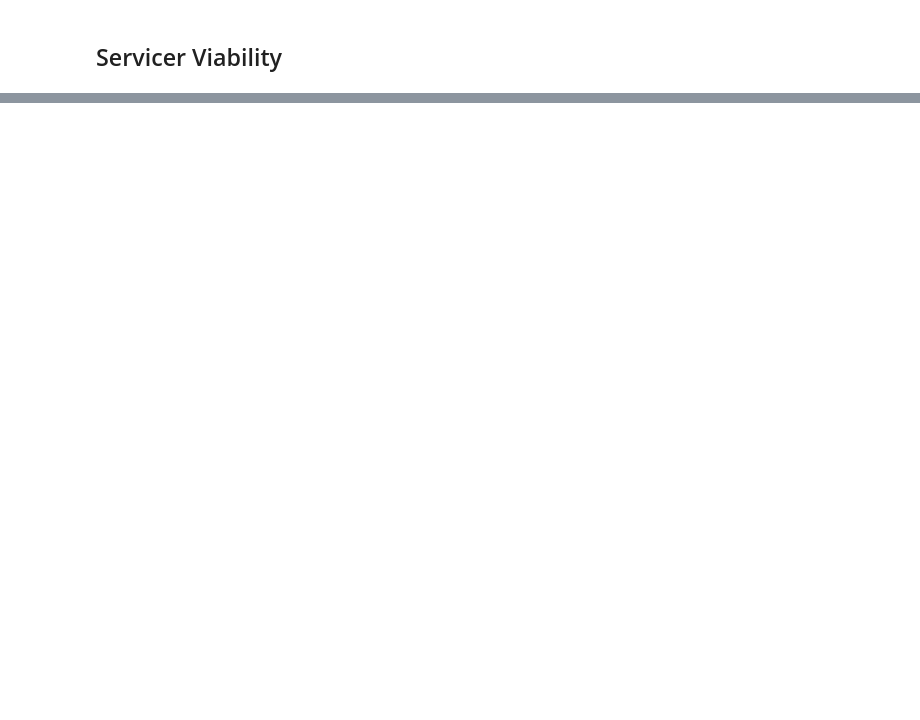
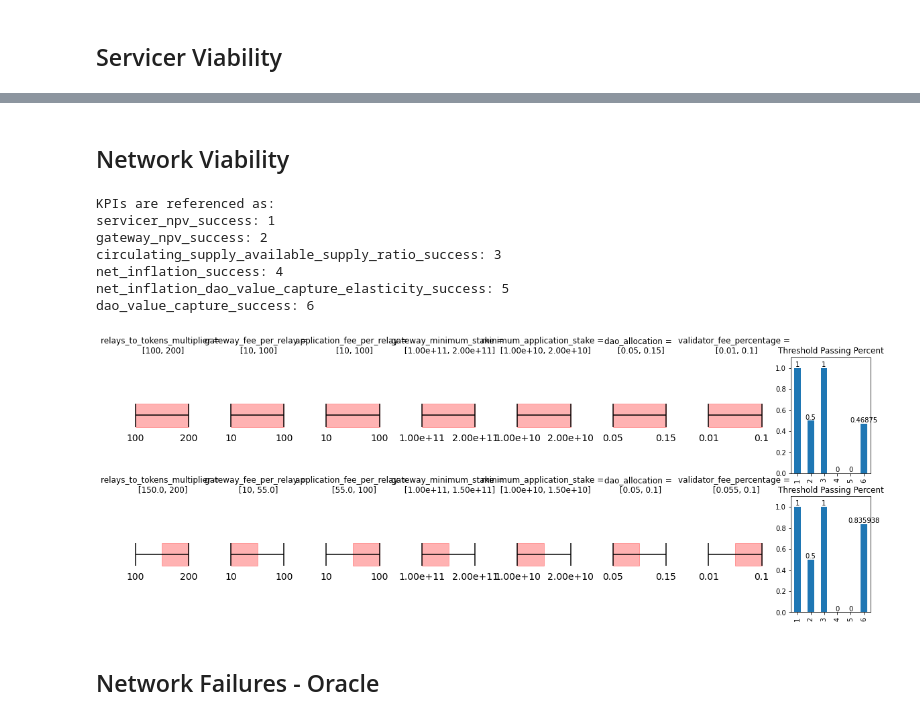
Before and after one commit to BlockScience/PocketSimulationModel, a Jupyter notebook: exploratory/Threshold Comparison.ipynb, the cells around one changed output, grey strips where cells are left out. Drawn from its saved outputs; the diff is of its cells as text; code cells hidden in the pictures; blank space fills up the shorter version.

Commit message:
Update thresh

```diff
--- a/exploratory/Threshold Comparison.ipynb
+++ b/exploratory/Threshold Comparison.ipynb
@@ -41,0 +42,15 @@ dao_value_capture_success: 6
+# %% [markdown]
+## Network Viability
+# %%
+threshold_comparison_plot(kpis['network_viability_ag'])
+# %% [output]
+KPIs are referenced as:
+servicer_npv_success: 1
+gateway_npv_success: 2
+circulating_supply_available_supply_ratio_success: 3
+net_inflation_success: 4
+net_inflation_dao_value_capture_elasticity_success: 5
+dao_value_capture_success: 6
+[figure, added]
+# %% [markdown]
+## Network Failures - Oracle
```
Also changed, not shown: parts of 3 cells of this notebook, 4 other files.
